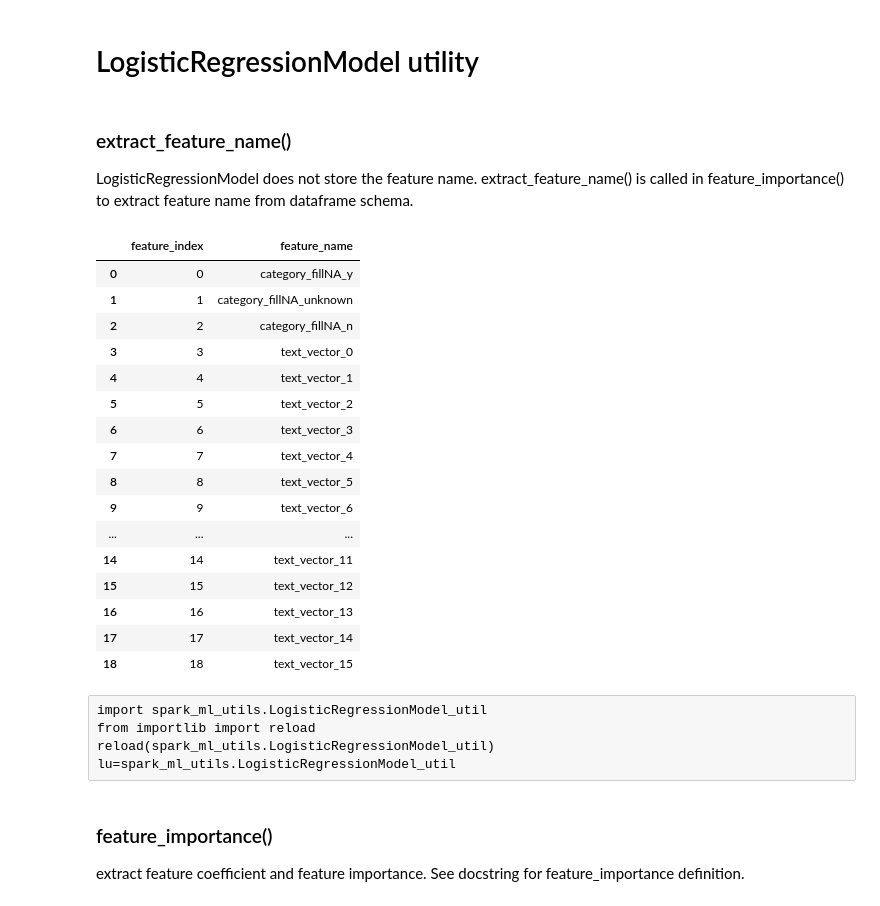
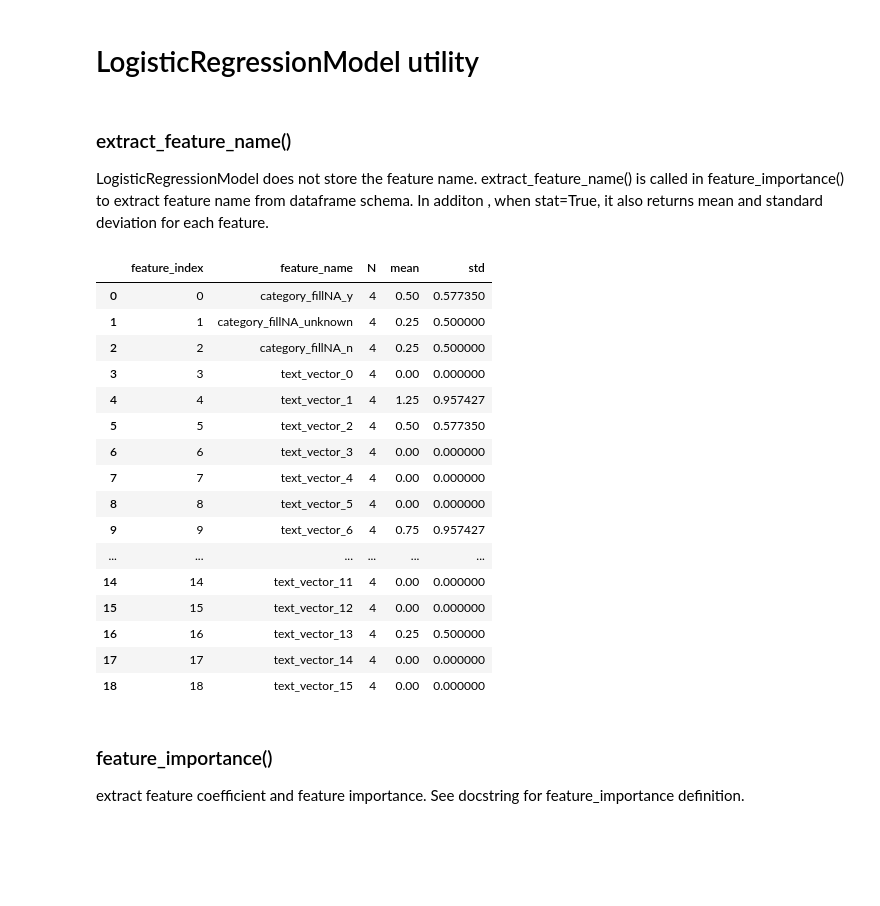
Before and after one commit to xinyongtian/py_spark_ml_utils, a Jupyter notebook: demo.ipynb, the cells around one changed output. Saved outputs shown, nothing was run; the diff lists cells and outputs as text; code cells hidden in the pictures; blank space fills up the shorter version.

```diff
--- a/demo.ipynb
+++ b/demo.ipynb
@@ -21,3 +23,8 @@
+# %%
+from pyspark.sql import SparkSession
+spark = SparkSession \
+    .builder \
+    .getOrCreate()
 # %% [markdown]
 # Mock data and model
 # %%
@@ -269,32 +276,27 @@ pyspark.ml.classification.LogisticRegressionModel
 import spark_ml_utils.LogisticRegressionModel_util as lu
 # %% [markdown]
 ### extract_feature_name()
-LogisticRegressionModel does not store the feature name. extract_feature_name() is called in feature_importance() to extract feature name from dataframe schema.
+LogisticRegressionModel does not store the feature name. extract_feature_name() is called in feature_importance() to extract feature name from dataframe schema. In additon , when stat=True, it also returns mean and standard deviation for each feature.
 # %%
-lu.extract_feature_name(training_pred,'features')
+lu.extract_feature_name(training_pred,'features',stat=True)
 # %% [output]
-|  | feature_index | feature_name |
-| 0 | 0 | category_fillNA_y |
-| 1 | 1 | category_fillNA_unknown |
-| 2 | 2 | category_fillNA_n |
-| 3 | 3 | text_vector_0 |
-| 4 | 4 | text_vector_1 |
-| 5 | 5 | text_vector_2 |
-| 6 | 6 | text_vector_3 |
-| 7 | 7 | text_vector_4 |
-| 8 | 8 | text_vector_5 |
-| 9 | 9 | text_vector_6 |
-| ... | ... | ... |
-| 14 | 14 | text_vector_11 |
-| 15 | 15 | text_vector_12 |
-| 16 | 16 | text_vector_13 |
-| 17 | 17 | text_vector_14 |
-| 18 | 18 | text_vector_15 |
+|  | feature_index | feature_name | N | mean | std |
+| 0 | 0 | category_fillNA_y | 4 | 0.50 | 0.577350 |
+| 1 | 1 | category_fillNA_unknown | 4 | 0.25 | 0.500000 |
+| 2 | 2 | category_fillNA_n | 4 | 0.25 | 0.500000 |
+| 3 | 3 | text_vector_0 | 4 | 0.00 | 0.000000 |
+| 4 | 4 | text_vector_1 | 4 | 1.25 | 0.957427 |
+| 5 | 5 | text_vector_2 | 4 | 0.50 | 0.577350 |
+| 6 | 6 | text_vector_3 | 4 | 0.00 | 0.000000 |
+| 7 | 7 | text_vector_4 | 4 | 0.00 | 0.000000 |
+| 8 | 8 | text_vector_5 | 4 | 0.00 | 0.000000 |
+| 9 | 9 | text_vector_6 | 4 | 0.75 | 0.957427 |
+| ... | ... | ... | ... | ... | ... |
+| 14 | 14 | text_vector_11 | 4 | 0.00 | 0.000000 |
+| 15 | 15 | text_vector_12 | 4 | 0.00 | 0.000000 |
+| 16 | 16 | text_vector_13 | 4 | 0.25 | 0.500000 |
+| 17 | 17 | text_vector_14 | 4 | 0.00 | 0.000000 |
+| 18 | 18 | text_vector_15 | 4 | 0.00 | 0.000000 |
-# %% [raw]
-import spark_ml_utils.LogisticRegressionModel_util
-from importlib import reload
-reload(spark_ml_utils.LogisticRegressionModel_util)
-lu=spark_ml_utils.LogisticRegressionModel_util
 # %% [markdown]
 ### feature_importance()
 extract feature coefficient and feature importance. See docstring for feature_importance definition.
```
Also changed, not shown: parts of 9 cells of this notebook.
